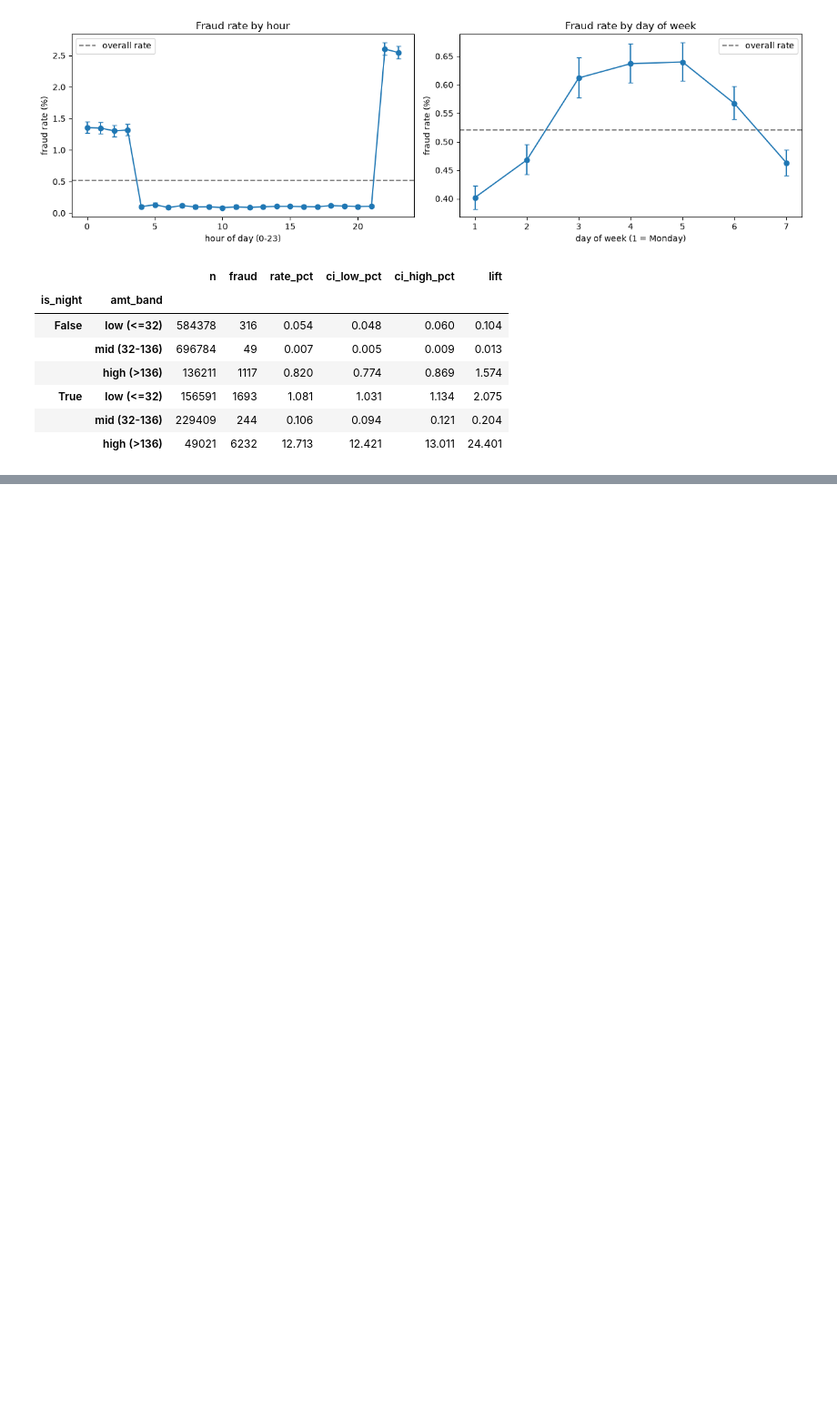
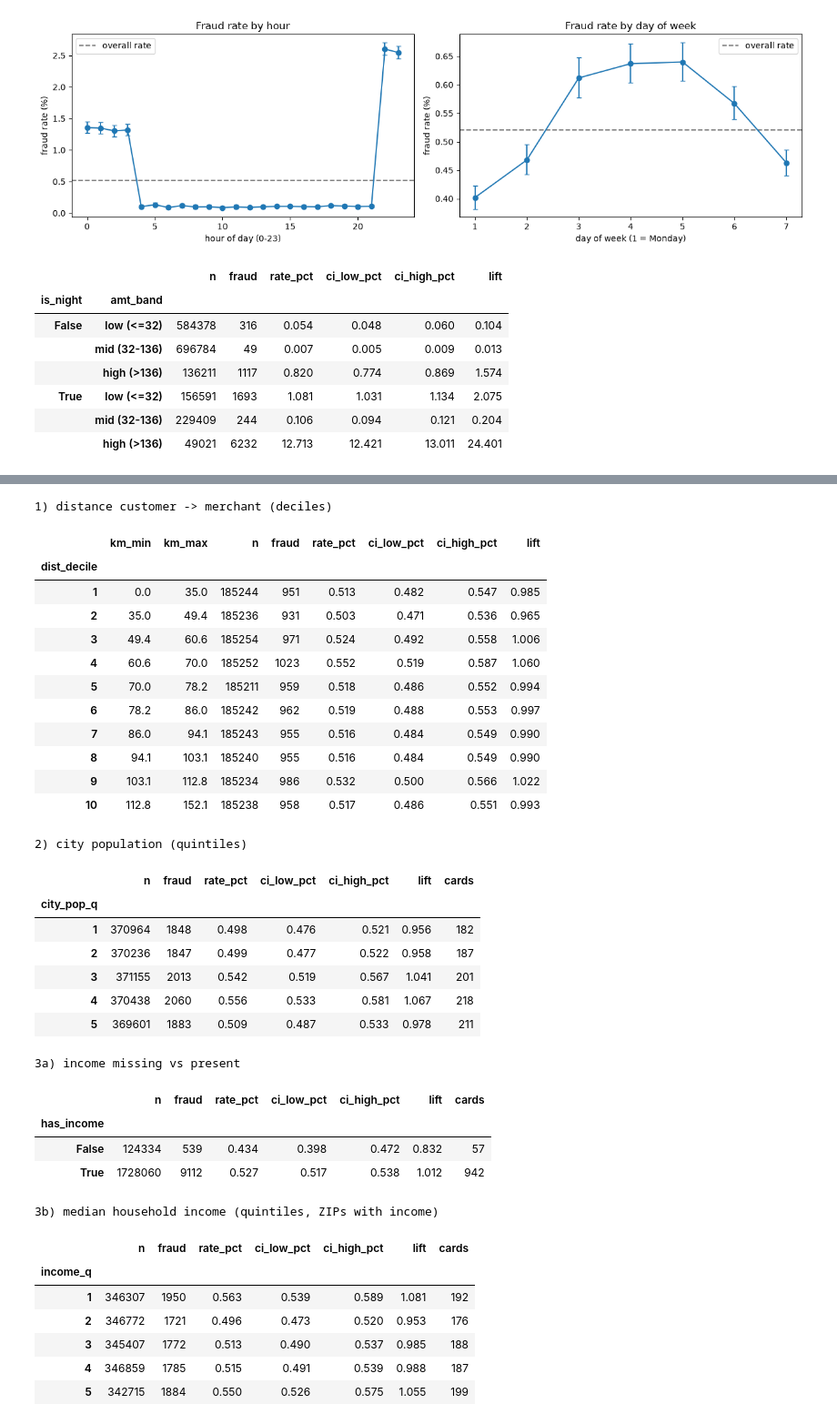
Before and after one commit to mahsafallahi/fraud-intelligence-platform, a Jupyter notebook: notebooks/03_eda.ipynb, the cells around one changed output, grey strips where cells are left out. Shown at 91% size. Drawn from its saved outputs; the diff is of its cells as text; code cells hidden in the pictures; blank space fills up the shorter version.

Commit message:
Phase 3: location, holiday and per-card behaviour findings; leakage rules

```diff
--- a/notebooks/03_eda.ipynb
+++ b/notebooks/03_eda.ipynb
@@ -276,0 +347,8 @@ display(rate_table(df, ["is_night", "amt_band"]))
+# %%
+df["age_band"] = pd.cut(
+    df["age"],
+    bins=[0, 25, 35, 45, 55, 65, 75, 120],
+    labels=["<=25", "26-35", "36-45", "46-55", "56-65", "66-75", "76+"],
+)
+display(rate_table(df, "age_band"))
+display(rate_table(df, "gender"))
@@ -276,0 +369,68 @@ display(rate_table(df, ["is_night", "amt_band"]))
+# %%
+def rate_with_cards(data: pd.DataFrame, by) -> pd.DataFrame:
+    """rate_table plus the number of distinct cards behind each group."""
+    t = rate_table(data, by)
+    t["cards"] = data.groupby(by, observed=True)["card_key"].nunique()
+    return t
+
+
+# 1) distance: transaction-level attribute
+df["dist_decile"] = pd.qcut(df["distance_km"], q=10, labels=False) + 1
+dist_range = (
+    df.groupby("dist_decile")["distance_km"]
+    .agg(km_min="min", km_max="max")
+    .round(1)
+)
+print("1) distance customer -> merchant (deciles)")
+display(dist_range.join(rate_table(df, "dist_decile")))
+
+# 2) city population: card-level attribute
+df["city_pop_q"] = pd.qcut(df["city_pop"], q=5, labels=False, duplicates="drop") + 1
+print("2) city population (quintiles)")
+display(rate_with_cards(df, "city_pop_q"))
+
+# 3) income: missing vs present, then quintiles where present
+print("3a) income missing vs present")
+display(rate_with_cards(df, "has_income"))
+
+inc = df[df["has_income"].astype(bool)].copy()
+inc["income_q"] = pd.qcut(
+    inc["median_household_income"].astype(float), q=5, labels=False
+) + 1
+print("3b) median household income (quintiles, ZIPs with income)")
+display(rate_with_cards(inc, "income_q"))
+# %% [output]
+1) distance customer -> merchant (deciles)
+|  | km_min | km_max | n | fraud | rate_pct | ci_low_pct | ci_high_pct | lift |
+| dist_decile |  |  |  |  |  |  |  |  |
+| 1 | 0.0 | 35.0 | 185244 | 951 | 0.513 | 0.482 | 0.547 | 0.985 |
+| 2 | 35.0 | 49.4 | 185236 | 931 | 0.503 | 0.471 | 0.536 | 0.965 |
+| 3 | 49.4 | 60.6 | 185254 | 971 | 0.524 | 0.492 | 0.558 | 1.006 |
+| 4 | 60.6 | 70.0 | 185252 | 1023 | 0.552 | 0.519 | 0.587 | 1.060 |
+| 5 | 70.0 | 78.2 | 185211 | 959 | 0.518 | 0.486 | 0.552 | 0.994 |
+| 6 | 78.2 | 86.0 | 185242 | 962 | 0.519 | 0.488 | 0.553 | 0.997 |
+| 7 | 86.0 | 94.1 | 185243 | 955 | 0.516 | 0.484 | 0.549 | 0.990 |
+| 8 | 94.1 | 103.1 | 185240 | 955 | 0.516 | 0.484 | 0.549 | 0.990 |
+| 9 | 103.1 | 112.8 | 185234 | 986 | 0.532 | 0.500 | 0.566 | 1.022 |
+| 10 | 112.8 | 152.1 | 185238 | 958 | 0.517 | 0.486 | 0.551 | 0.993 |
+2) city population (quintiles)
+|  | n | fraud | rate_pct | ci_low_pct | ci_high_pct | lift | cards |
+| city_pop_q |  |  |  |  |  |  |  |
+| 1 | 370964 | 1848 | 0.498 | 0.476 | 0.521 | 0.956 | 182 |
+| 2 | 370236 | 1847 | 0.499 | 0.477 | 0.522 | 0.958 | 187 |
+| 3 | 371155 | 2013 | 0.542 | 0.519 | 0.567 | 1.041 | 201 |
+| 4 | 370438 | 2060 | 0.556 | 0.533 | 0.581 | 1.067 | 218 |
+| 5 | 369601 | 1883 | 0.509 | 0.487 | 0.533 | 0.978 | 211 |
+3a) income missing vs present
+|  | n | fraud | rate_pct | ci_low_pct | ci_high_pct | lift | cards |
+| has_income |  |  |  |  |  |  |  |
+| False | 124334 | 539 | 0.434 | 0.398 | 0.472 | 0.832 | 57 |
+| True | 1728060 | 9112 | 0.527 | 0.517 | 0.538 | 1.012 | 942 |
+3b) median household income (quintiles, ZIPs with income)
+|  | n | fraud | rate_pct | ci_low_pct | ci_high_pct | lift | cards |
+| income_q |  |  |  |  |  |  |  |
+| 1 | 346307 | 1950 | 0.563 | 0.539 | 0.589 | 1.081 | 192 |
+| 2 | 346772 | 1721 | 0.496 | 0.473 | 0.520 | 0.953 | 176 |
+| 3 | 345407 | 1772 | 0.513 | 0.490 | 0.537 | 0.985 | 188 |
+| 4 | 346859 | 1785 | 0.515 | 0.491 | 0.539 | 0.988 | 187 |
+| 5 | 342715 | 1884 | 0.550 | 0.526 | 0.575 | 1.055 | 199 |
```
Also changed, not shown: parts of 7 cells of this notebook.
